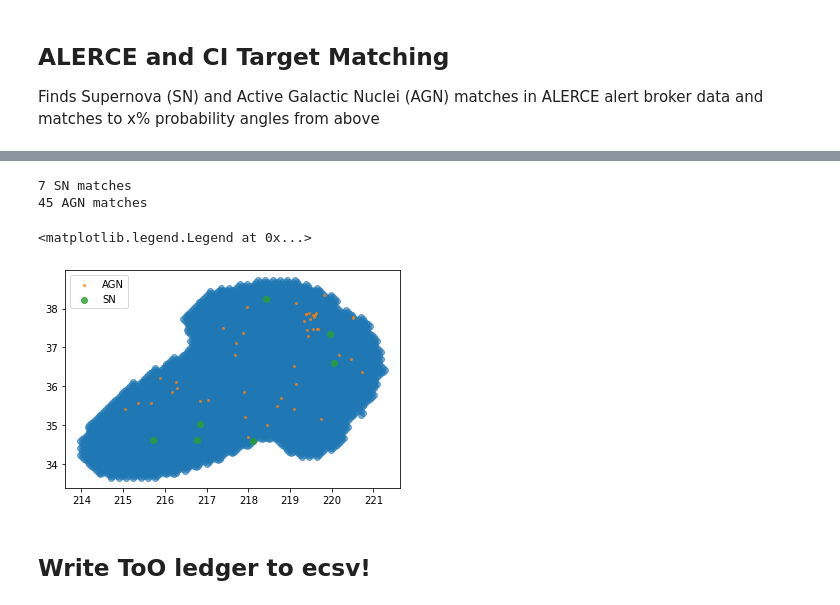
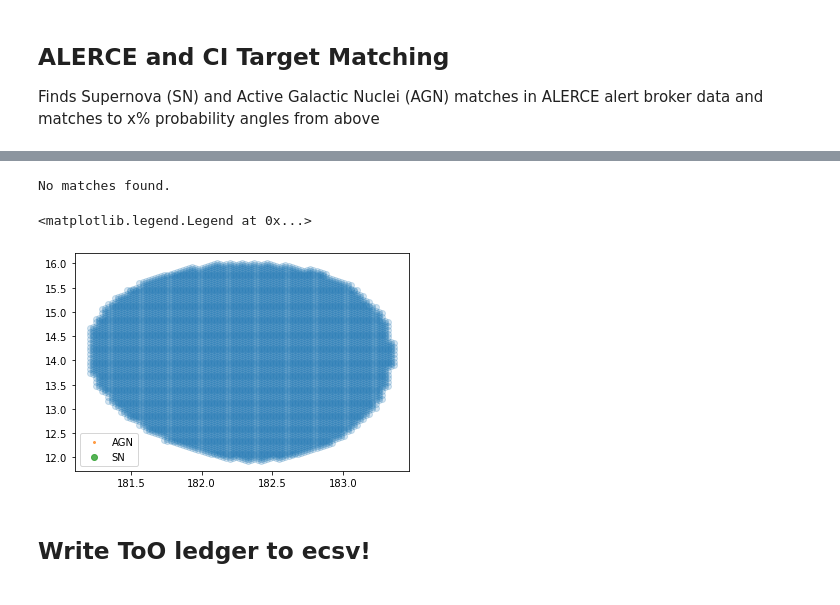
Before and after one commit to desihub/timedomain, a Jupyter notebook: gwtarget/GW_transient_compare.ipynb, the cells around one changed output, grey strips where cells are left out. Cells and saved outputs as stored; diff of their text form; code cells hidden in the pictures.

```diff
--- a/gwtarget/GW_transient_compare.ipynb
+++ b/gwtarget/GW_transient_compare.ipynb
@@ -799,16 +809,22 @@ def prob_pixel_locs(gw_in: dict, percentile = [0.9]):
 Read in GW file, grab its properties, and determine pixels in CI area
 # %%
 # Read in, properties, convert pixels to angles in degrees
-test_file_path = '/global/homes/p/portmanm/timedomain/gwtarget/'
+#test_file_path = '/global/homes/p/portmanm/timedomain/gwtarget/'
+#gwname = 'GW190412_combined_skymap.fits.gz'
+
+test_file_path = '/global/homes/p/portmanm/gw_maps_testing/fits_flattened/'
+gwname = '0.fits.gz'
+
 gwfile = os.path.join(test_file_path,gwname)
 h = fits.open(gwfile)
 #h=fits.open('skymaps/GW190412_combined_skymap.fits.gz')
 head = h[1].header
 mjd = head['MJD-OBS']
 gw_mjd = mjd
+gw_mjd = today.mjd - 30
 
 #gw_name = gwfile.split('/')[-1].split('_')[0]
-gw_properties = read_gwfile(gwfile, overwrite = False)
+gw_properties = read_gwfile(gwfile) #, overwrite = False)
 #gw_properties = properties
 
 gwfile = gw_properties.get("filename", gwfile)
@@ -1274,12 +1489,10 @@ ra_degraded, dec_degraded = hp.pix2ang(gw_degraded_properties["nside"], pix_degr
 #                                            format='pandas')
 days_forward = 30
 
-agn_old_alerts = access_alerts(order_by = 'firstmjd',
-                               order_mode = 'ASC',
-                               class_names = ['AGN'],
-                               firstmjd = [gw_mjd, gw_mjd + days_forward],
-                               ra = ra_degraded[0],
-                               dec = dec_degraded[0])
+alerts_agn = access_alerts(ra = ra_degraded, dec = dec_degraded,
+                        class_names = ['AGN'],
+                        firstmjd = gw_mjd,
+                        days_forward = days_forward)
 
 #mask=(agn_old_alerts['firstmjd']<gw_mjd+30)
 #alerts_agn_2019=agn_old_alerts[mask]
@@ -1345,5 +1498,0 @@ for ra, dec in zip(ra_degraded[1:], dec_degraded[1:]):
-# %%
-print(temp_sn)
-alerts_sn = alerts_sn.drop_duplicates(subset='oid')
-alerts_agn = agn_old_alerts.drop_duplicates(subset='oid')
-print(alerts_sn)
@@ -1356,0 +1499,5 @@ Index: []
+# %%
+alerts_sn = access_alerts(ra = ra_degraded, dec = dec_degraded,
+                        class_names = ['SN'],
+                        firstmjd = gw_mjd,
+                        days_forward = days_forward)
@@ -1378,20 +1581,22 @@ if np.any(trans_in_prob_region_sn):
     #print("Any SN matches?", np.any(trans_in_prob_region_sn))
     print(trans_in_prob_region_sn.sum(), "SN matches")
     print(trans_in_prob_region_agn.sum(), "AGN matches")
+else:
+    print("No matches found.")
+    #print(*zip(ra_degraded,dec_degraded))
 
 alerce_sn_rows = alerts_sn.loc[trans_in_prob_region_sn, :].sort_values(by='firstmjd')
 alerce_agn_rows = alerts_agn.loc[trans_in_prob_region_agn, :].sort_values(by='firstmjd')
 # %% [output]
-7 SN matches
-45 AGN matches
+No matches found.
 # %%
-plt.scatter(ra_map, dec_map, alpha=0.6)
+plt.scatter(ra_map, dec_map, alpha=0.2)
 plt.scatter(alerce_agn_rows['meanra'], alerce_agn_rows['meandec'], label='AGN', s=4, alpha=0.7)
 plt.scatter(alerce_sn_rows['meanra'], alerce_sn_rows['meandec'], label='SN', alpha=0.8)
 plt.legend()
 # %% [output]
 <matplotlib.legend.Legend at 0x...>
-[figure, old version]
+[figure, new version]
 # %% [markdown]
 ## Write ToO ledger to ecsv!
 # %% [raw]
```
Also changed, not shown: parts of 22 cells of this notebook, 2 other files.
